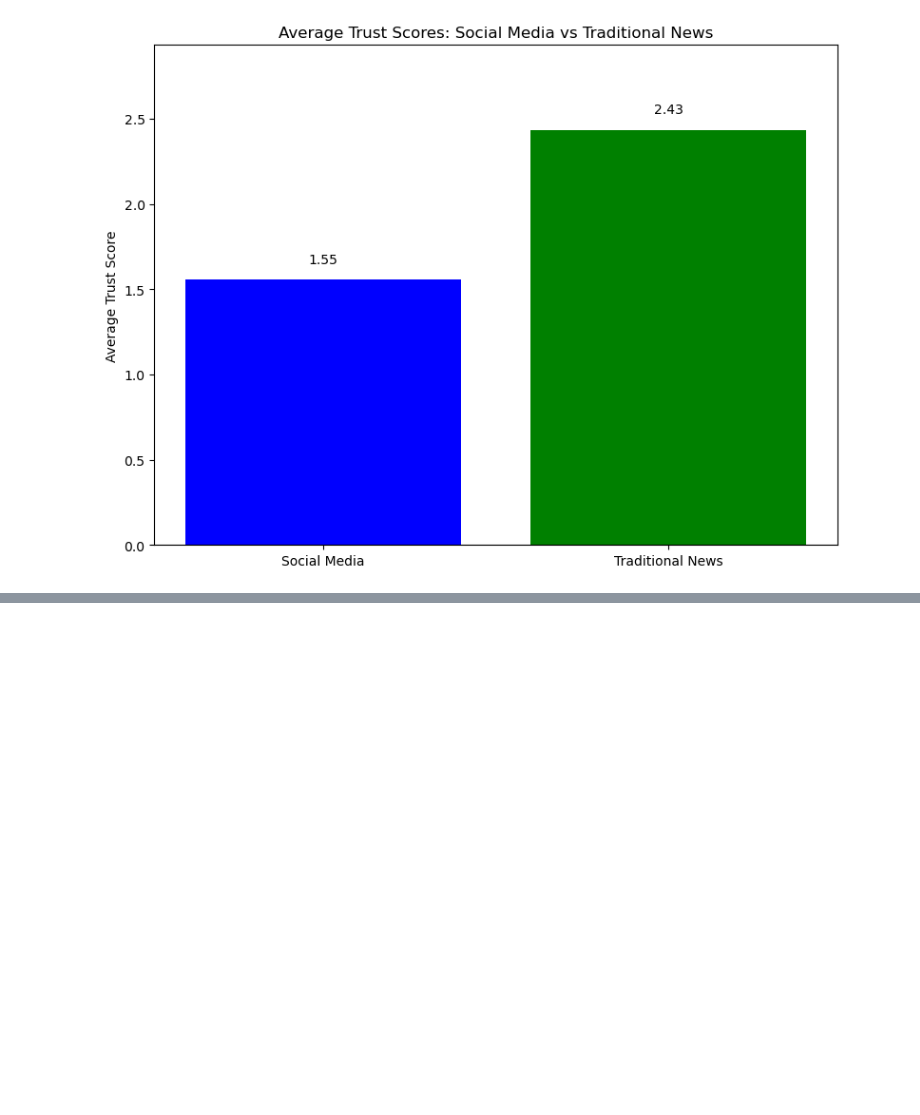
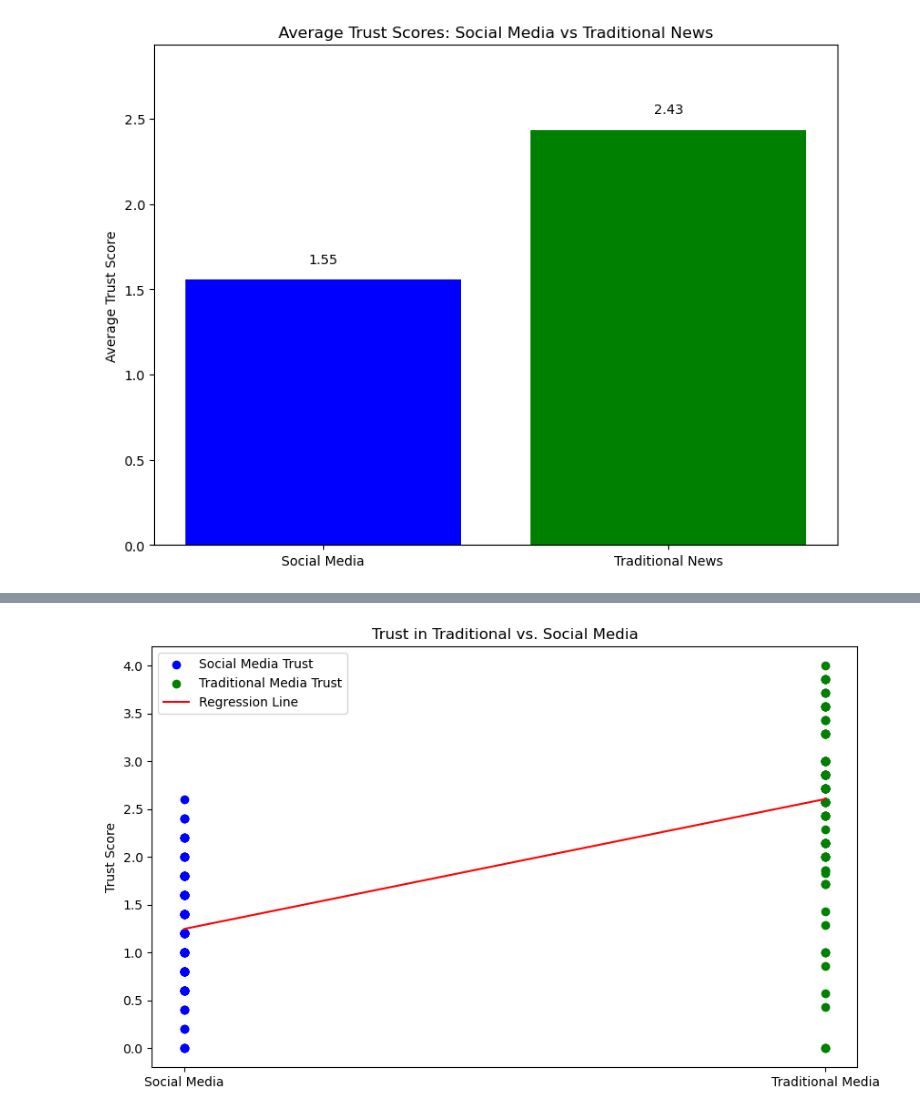
Before and after one commit to XingchenZng/2024Fall-Consulting, a Jupyter notebook: complete.ipynb, the cells around one changed output, grey strips where cells are left out. Drawn from its saved outputs; the diff is of its cells as text; code cells hidden in the pictures; blank space fills up the shorter version.

```diff
--- a/complete.ipynb
+++ b/complete.ipynb
@@ -176,0 +400,27 @@ plt.show()
+# %%
+# Plotting the fit of the regression analysis comparing trust in traditional vs. social media
+
+# Calculating the predicted trust scores based on the model
+predicted_trust = results.predict(X)
+
+# Extracting social and traditional media trust scores for plotting
+social_trust_scores = df_regression['avg_trust_social']
+traditional_trust_scores = df_regression['avg_trust_traditional']
+
+# Plotting
+plt.figure(figsize=(10, 6))
+
+# Plotting actual trust scores for social and traditional media
+plt.scatter(np.zeros(social_trust_scores.shape[0]), social_trust_scores, color='blue', label='Social Media Trust')
+plt.scatter(np.ones(traditional_trust_scores.shape[0]), traditional_trust_scores, color='green', label='Traditional Media Trust')
+
+# Plotting the regression line
+plt.plot([0, 1], [predicted_trust[0], predicted_trust[-1]], color='red', label='Regression Line')
+
+plt.xticks([0, 1], ['Social Media', 'Traditional Media'])
+plt.ylabel('Trust Score')
+plt.title('Trust in Traditional vs. Social Media')
+plt.legend()
+plt.show()
+# %% [output]
+[figure, added]
```
Also changed, not shown: parts of 5 cells of this notebook.
